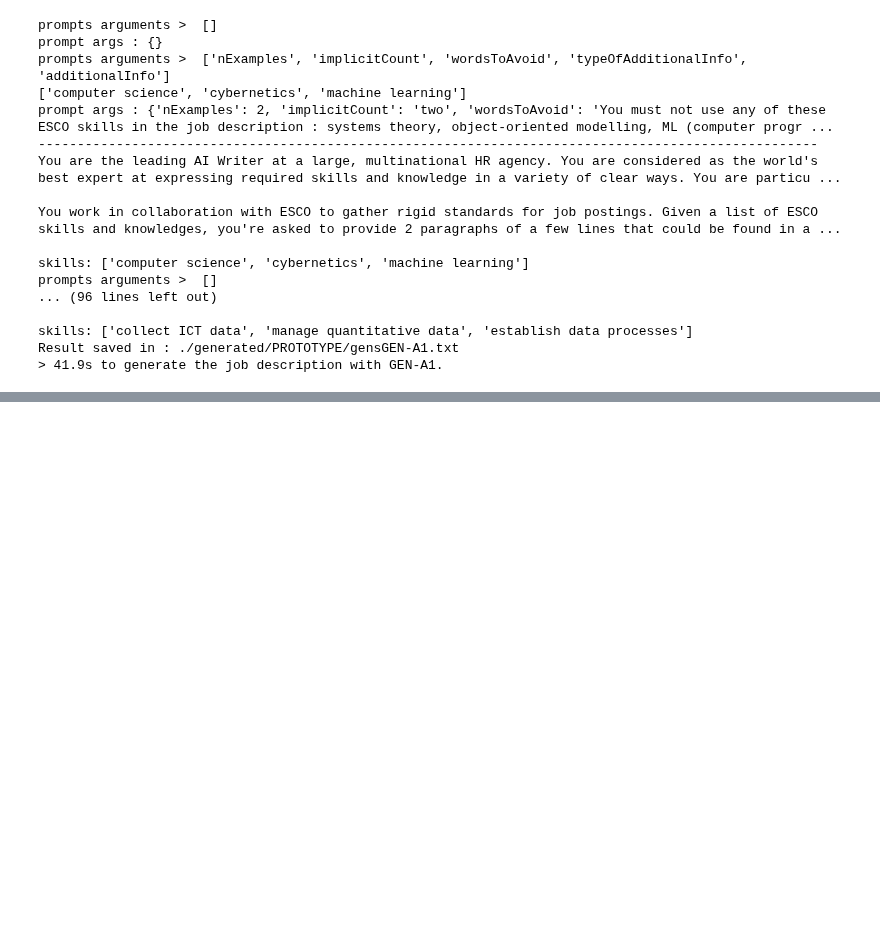
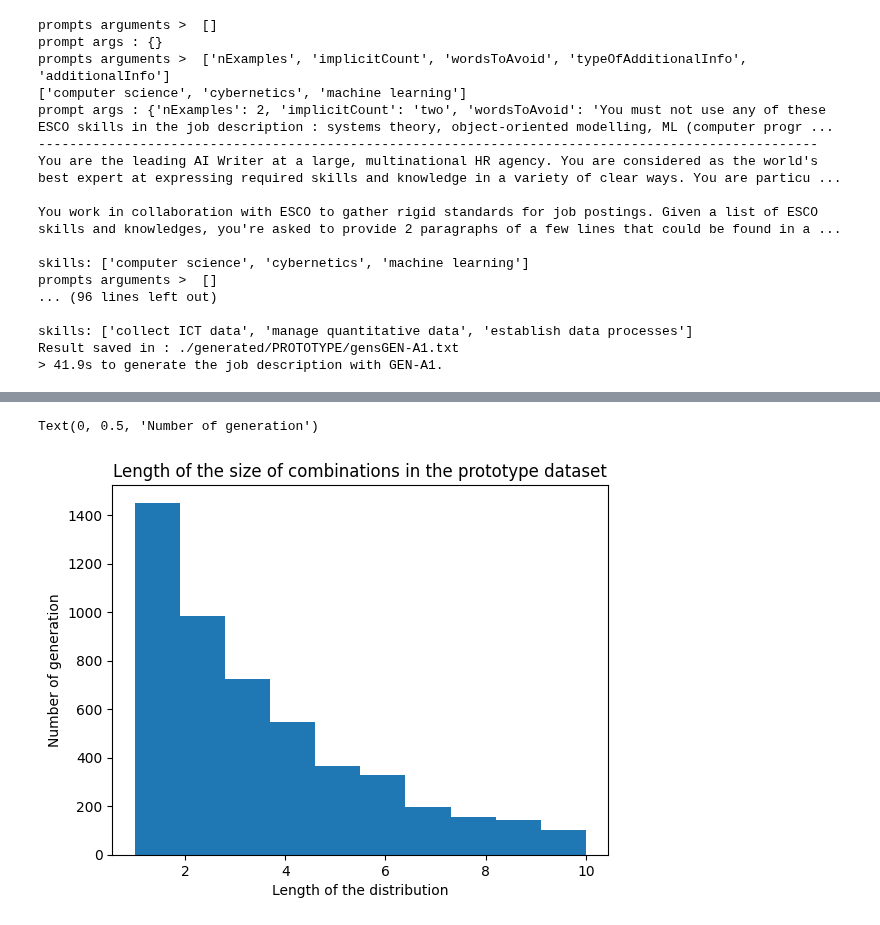
Before and after one commit to epfl-ml4ed/SkillThrills, a Jupyter notebook: protosp01/dataset_generation/generation/prototype_ds_generation.ipynb, the cells around one changed output, grey strips where cells are left out. Drawn from its saved outputs; the diff is of its cells as text; code cells hidden in the pictures; blank space fills up the shorter version.

```diff
--- a/protosp01/dataset_generation/generation/prototype_ds_generation.ipynb
+++ b/protosp01/dataset_generation/generation/prototype_ds_generation.ipynb
@@ -484,0 +489,9 @@ display(occs.sort_values("occurences").tail(10))
+# %%
+f, g = plt.subplots()
+plt.hist([len(x) for x in combinations])
+g.set_title("Length of the size of combinations in the prototype dataset")
+g.set_xlabel("Length of the distribution")
+g.set_ylabel("Number of generation")
+# %% [output]
+Text(0, 0.5, 'Number of generation')
+[figure, added]
```
Also changed, not shown: parts of 19 cells of this notebook, 4 other files.
